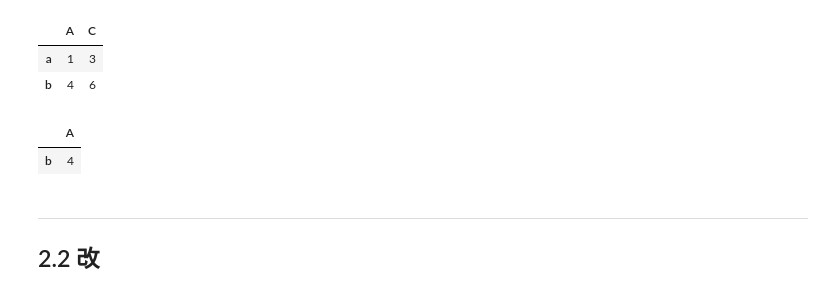
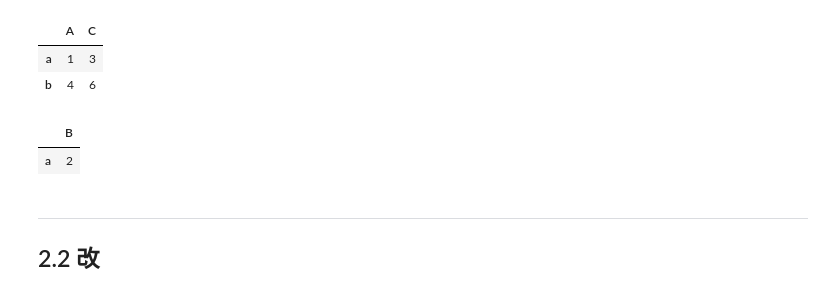
Before and after one commit to hangsz/pandas-tutorial, a Jupyter notebook: 2. Series和DataFrame对象的查、改、增、删.ipynb, the cells around one changed output. Drawn from its saved outputs; the diff is of its cells as text; code cells hidden in the pictures.

```diff
--- a/2. Series和DataFrame对象的查、改、增、删.ipynb
+++ b/2. Series和DataFrame对象的查、改、增、删.ipynb
@@ -320,12 +318,12 @@ df.iloc[[0,1],[0,2]] # 返回DataFrame
 | a | 1 | 3 |
 | b | 4 | 6 |
 # %%
-mask1 = [False, True, False]  # 返回DataFrame
-mask2 =[True,False]
+mask1 = [True,False]  # 返回DataFrame
+mask2 =[False, True, False]
 df.iloc[mask1,mask2]
 # %% [output]
-|  | A |
-| b | 4 |
+|  | B |
+| a | 2 |
 # %% [markdown]
 ---
 ## 2.2 改
```
Also changed, not shown: parts of 2 cells of this notebook.
